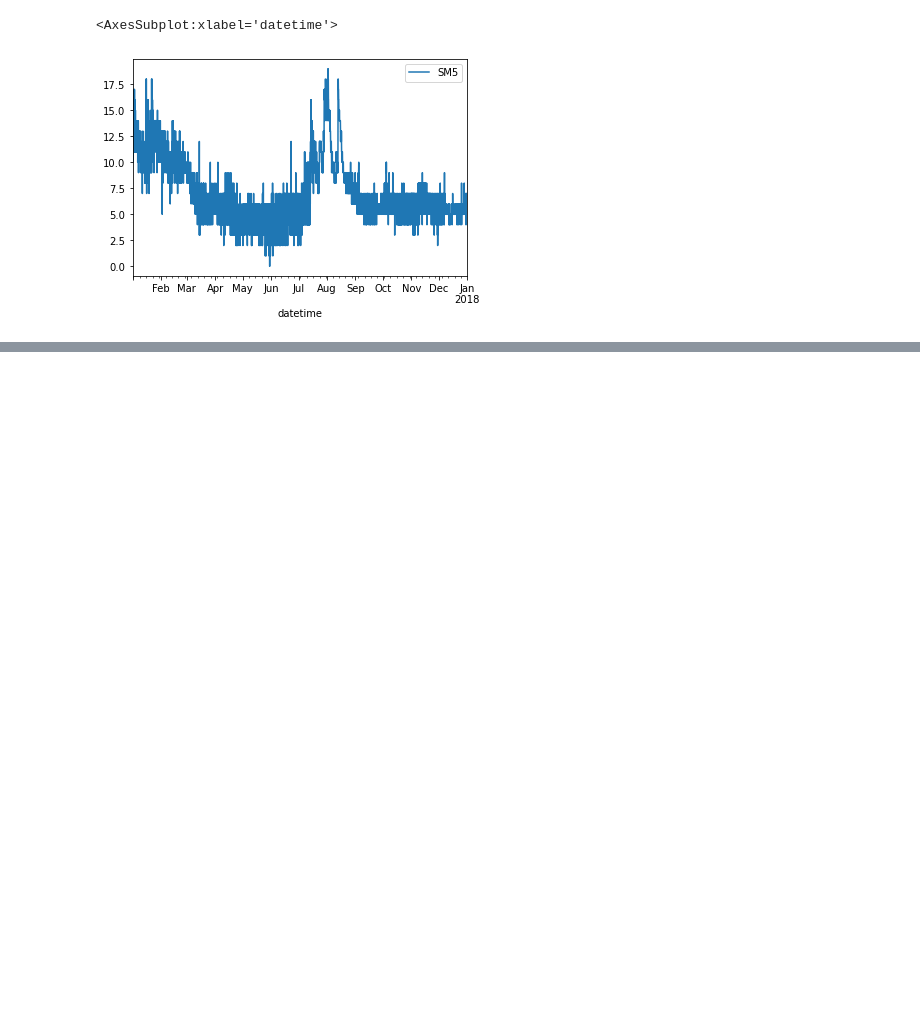
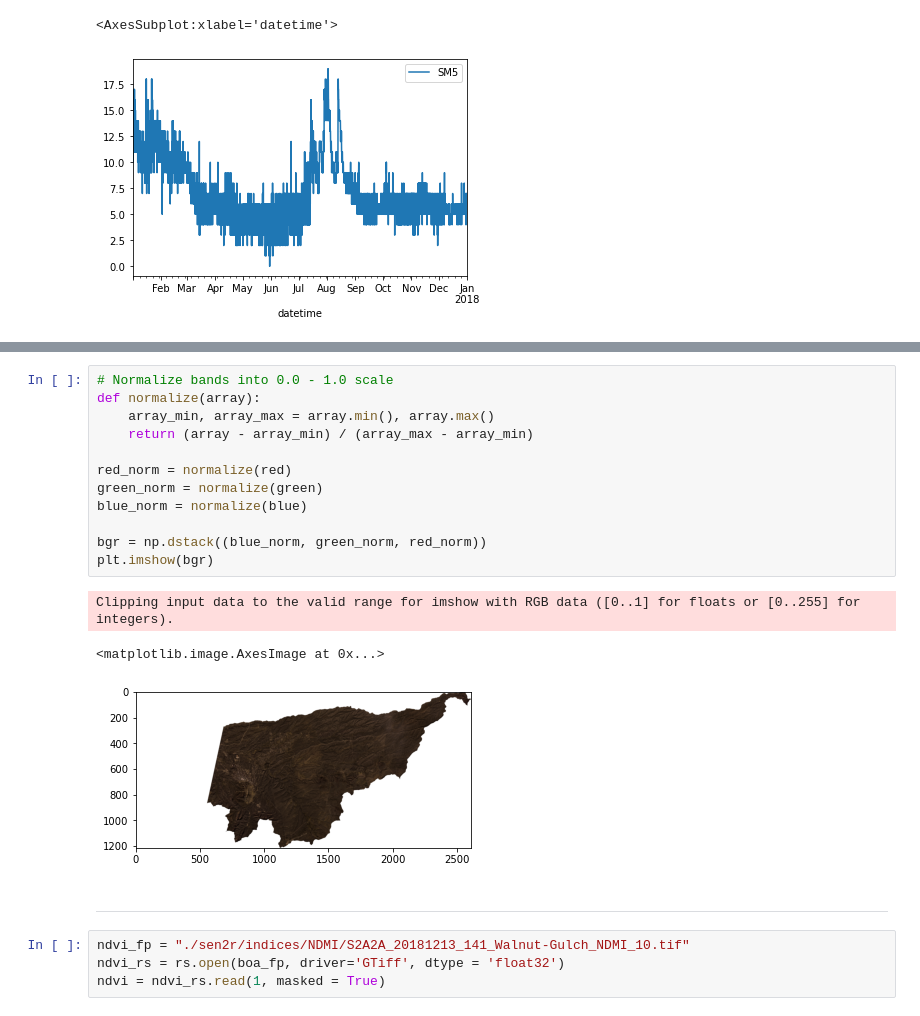
Before and after one commit to VicenteYago/OPTRAM, a Jupyter notebook: OPTRAM.ipynb, the cells around one changed output, grey strips where cells are left out. Cells and saved outputs as stored; diff of their text form; blank space fills up the shorter version.

```diff
--- a/OPTRAM.ipynb
+++ b/OPTRAM.ipynb
@@ -93,0 +160,22 @@ l1tdr17_fix.plot(y='SM5', use_index=True)
+# %%
+# Normalize bands into 0.0 - 1.0 scale
+def normalize(array):
+    array_min, array_max = array.min(), array.max()
+    return (array - array_min) / (array_max - array_min)
+
+red_norm = normalize(red)
+green_norm = normalize(green)
+blue_norm = normalize(blue)
+
+bgr = np.dstack((blue_norm, green_norm, red_norm))
+plt.imshow(bgr)
+# %% [output]
+Clipping input data to the valid range for imshow with RGB data ([0..1] for floats or [0..255] for integers).
+<matplotlib.image.AxesImage at 0x...>
+[figure, added]
+# %% [markdown]
+----
+# %%
+ndvi_fp = "./sen2r/indices/NDMI/S2A2A_20181213_141_Walnut-Gulch_NDMI_10.tif"
+ndvi_rs = rs.open(boa_fp, driver='GTiff', dtype = 'float32')
+ndvi = ndvi_rs.read(1, masked = True)
```
Also changed, not shown: parts of 20 cells of this notebook.
